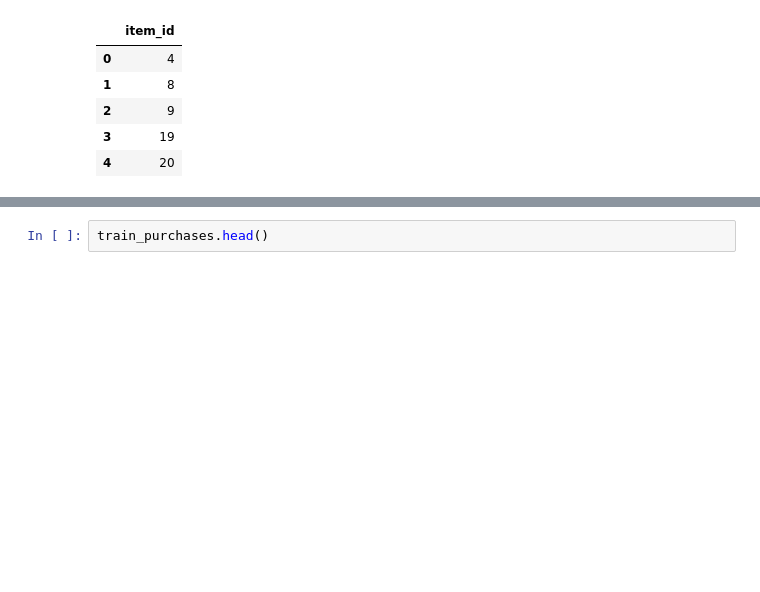
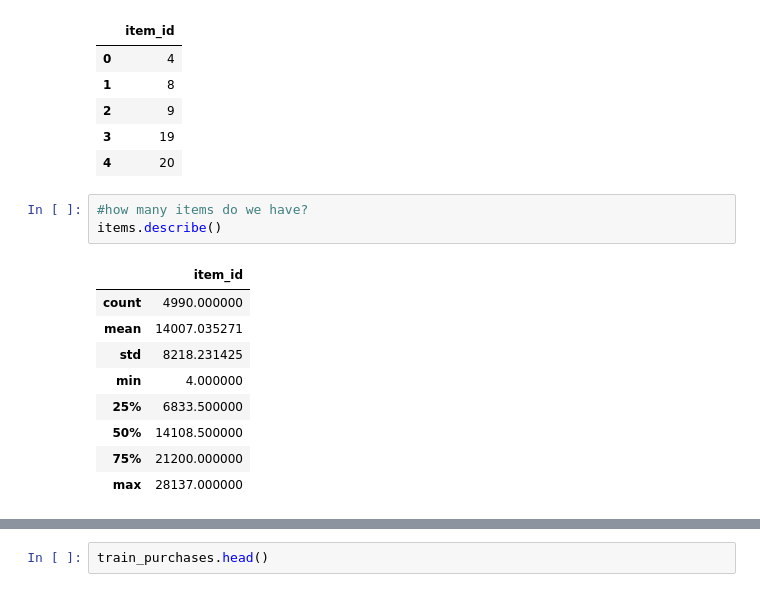
Before and after one commit to keuperj/DataScience22, a Jupyter notebook: project/data.ipynb, the cells around one changed output, grey strips where cells are left out. Cells and saved outputs as stored; diff of their text form; blank space fills up the shorter version.

```diff
--- a/project/data.ipynb
+++ b/project/data.ipynb
@@ -49,4 +49,17 @@ items.head()
 | 2 | 9 |
 | 3 | 19 |
 | 4 | 20 |
+# %%
+#how many items do we have?
+items.describe()
+# %% [output]
+|  | item_id |
+| count | 4990.000000 |
+| mean | 14007.035271 |
+| std | 8218.231425 |
+| min | 4.000000 |
+| 25% | 6833.500000 |
+| 50% | 14108.500000 |
+| 75% | 21200.000000 |
+| max | 28137.000000 |
 # %%
```
Also changed, not shown: parts of 7 cells of this notebook.
